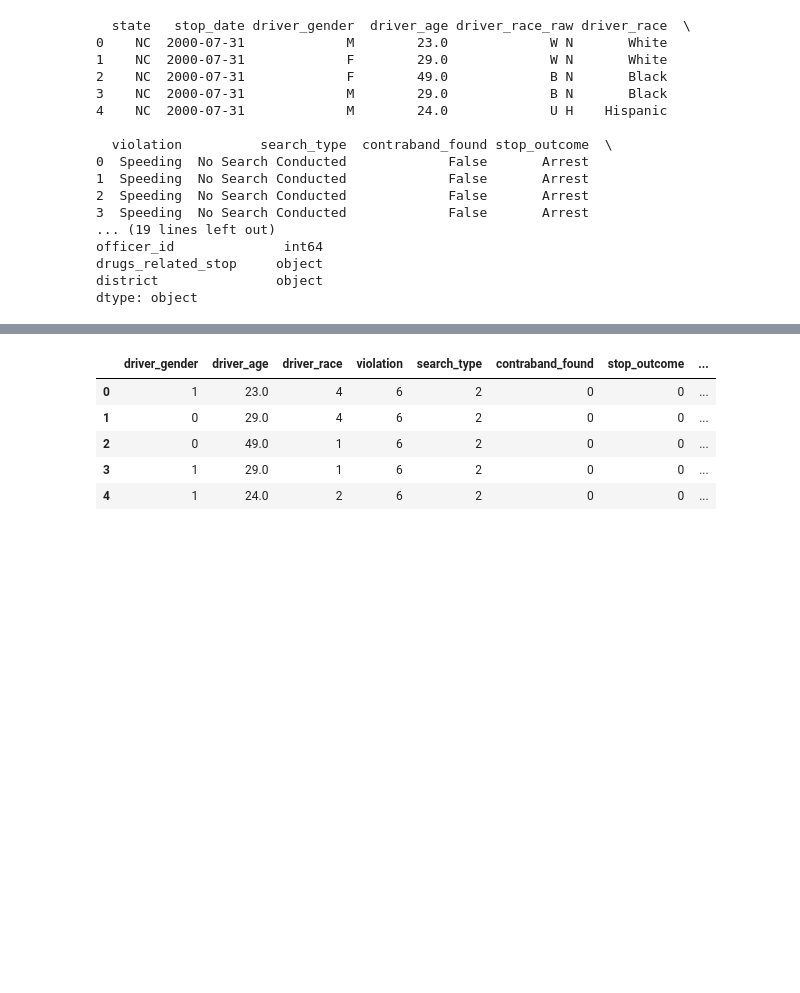
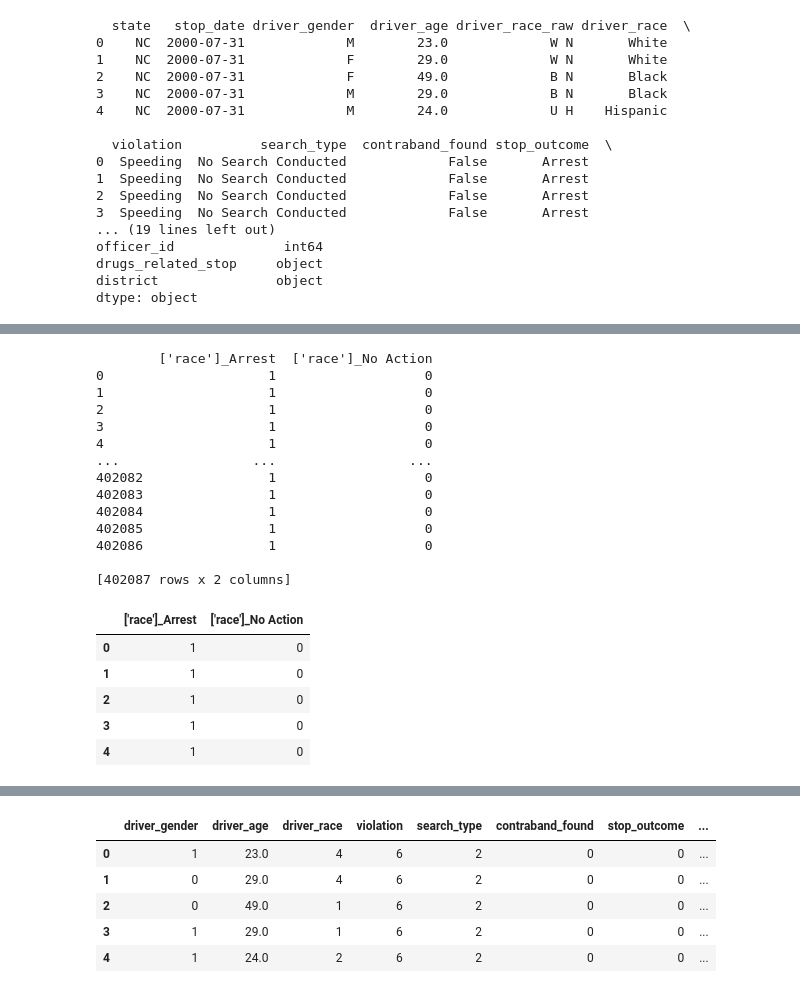
Before and after one commit to Heatdh/MIUG-Proj, a Jupyter notebook: src/main.ipynb, the cells around one changed output, grey strips where cells are left out. Saved outputs shown, nothing was run; the diff lists cells and outputs as text; code cells hidden in the pictures; blank space fills up the shorter version.

```diff
--- a/src/main.ipynb
+++ b/src/main.ipynb
@@ -60,0 +100,29 @@ df["driver_age"].fillna(df["driver_age"].mean(), inplace = True)
+# %%
+# can be used for the race
+"""from sklearn.preprocessing import OneHotEncoder
+# we can aswell manually encode it
+enc = OneHotEncoder()
+y = pd.get_dummies(y)
+print(y)
+y.head()"""
+# %% [output]
+        ['race']_Arrest  ['race']_No Action
+0                     1                   0
+1                     1                   0
+2                     1                   0
+3                     1                   0
+4                     1                   0
+...                 ...                 ...
+402082                1                   0
+402083                1                   0
+402084                1                   0
+402085                1                   0
+402086                1                   0
+
+[402087 rows x 2 columns]
+|  | ['race']_Arrest | ['race']_No Action |
+| 0 | 1 | 0 |
+| 1 | 1 | 0 |
+| 2 | 1 | 0 |
+| 3 | 1 | 0 |
+| 4 | 1 | 0 |
```
Also changed, not shown: parts of 21 cells of this notebook.
